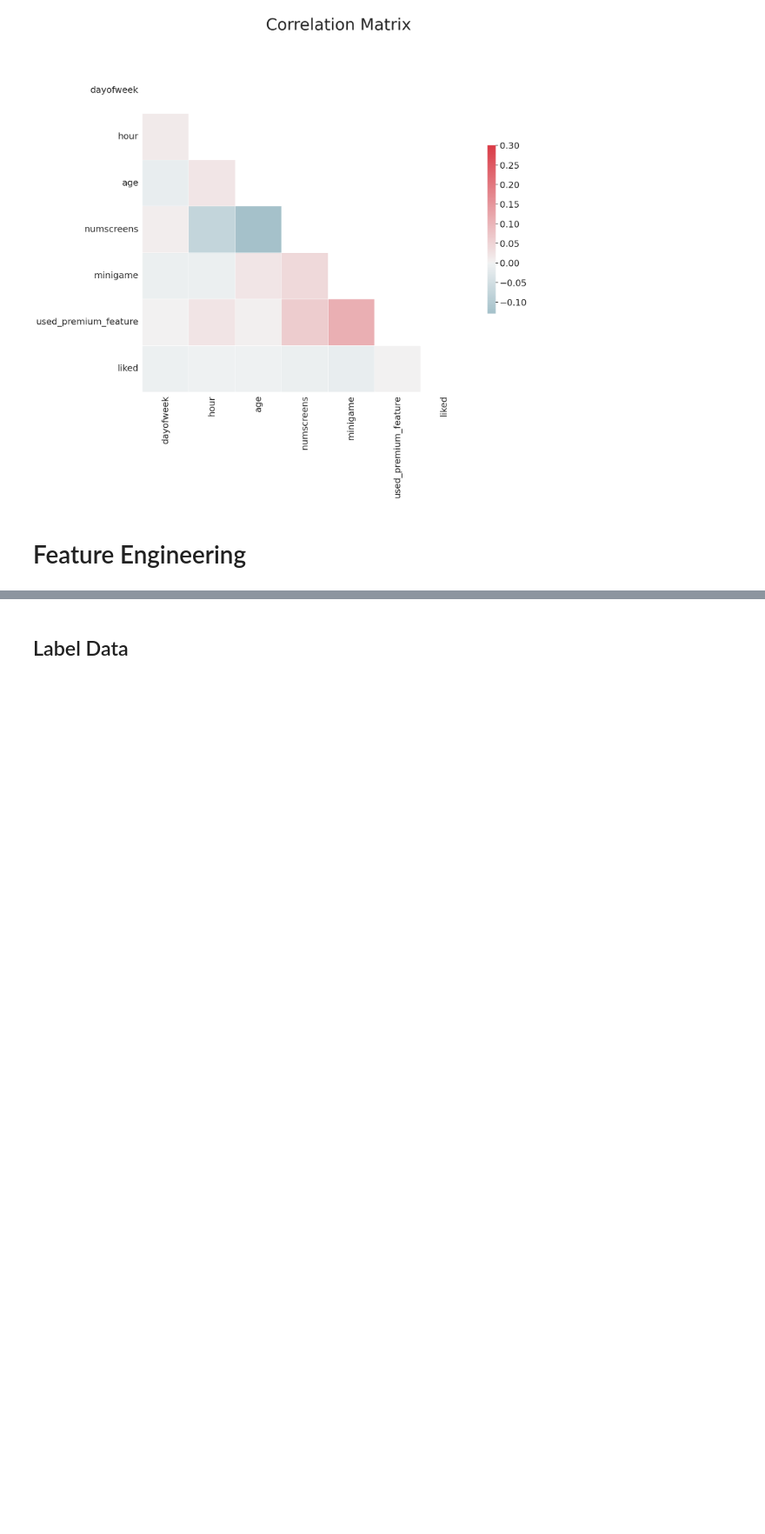
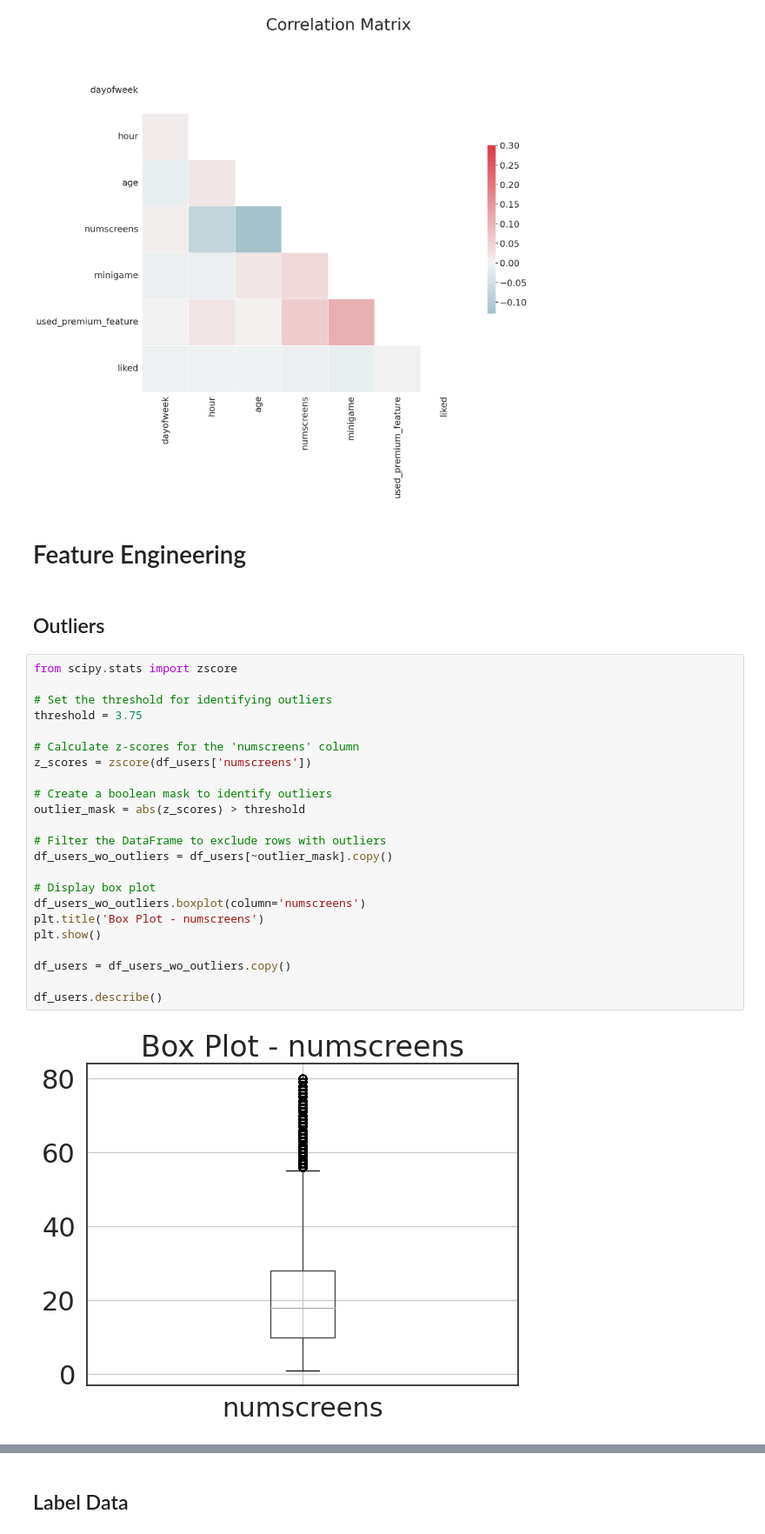
Before and after one commit to c-grigsby/ml-fintech-case-studies, a Jupyter notebook: directing-user-subscriptions/notebooks/directing-user-subscriptions_eda.ipynb, the cells around one changed output, grey strips where cells are left out. Shown at 87% size. Cells and saved outputs as stored; diff of their text form; blank space fills up the shorter version.

```diff
--- a/directing-user-subscriptions/notebooks/directing-user-subscriptions_eda.ipynb
+++ b/directing-user-subscriptions/notebooks/directing-user-subscriptions_eda.ipynb
@@ -278,3 +287,30 @@ sn.heatmap(corr, mask=mask, cmap=cmap, vmax=.3, center=0,
 [figure]
 # %% [markdown]
 # Feature Engineering
+# %% [markdown]
+## Outliers
+# %%
+from scipy.stats import zscore
+
+# Set the threshold for identifying outliers
+threshold = 3.75
+
+# Calculate z-scores for the 'numscreens' column
+z_scores = zscore(df_users['numscreens'])
+
+# Create a boolean mask to identify outliers
+outlier_mask = abs(z_scores) > threshold
+
+# Filter the DataFrame to exclude rows with outliers
+df_users_wo_outliers = df_users[~outlier_mask].copy()
+
+# Display box plot
+df_users_wo_outliers.boxplot(column='numscreens')
+plt.title('Box Plot - numscreens')
+plt.show()
+
+df_users = df_users_wo_outliers.copy()
+
+df_users.describe()
+# %% [output]
+[figure, added]
```
Also changed, not shown: parts of 4 cells of this notebook, 1 other file.
